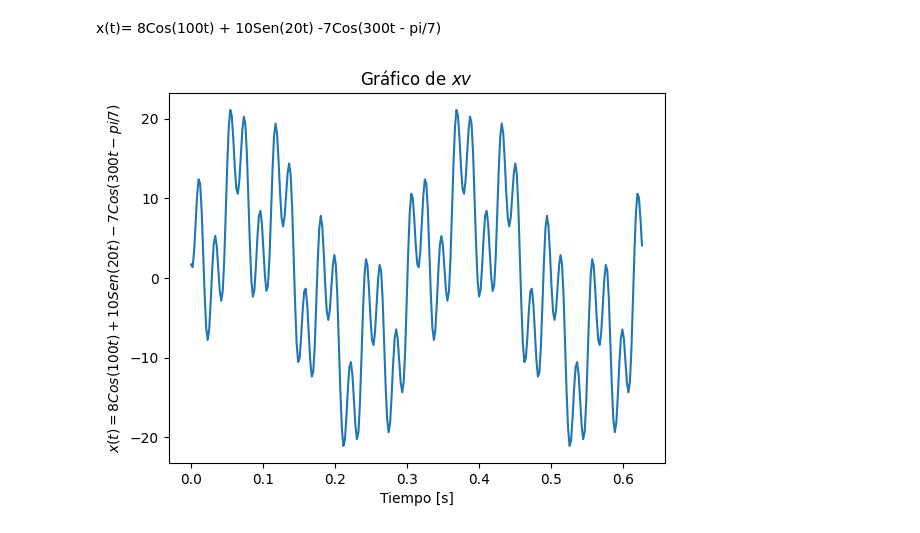
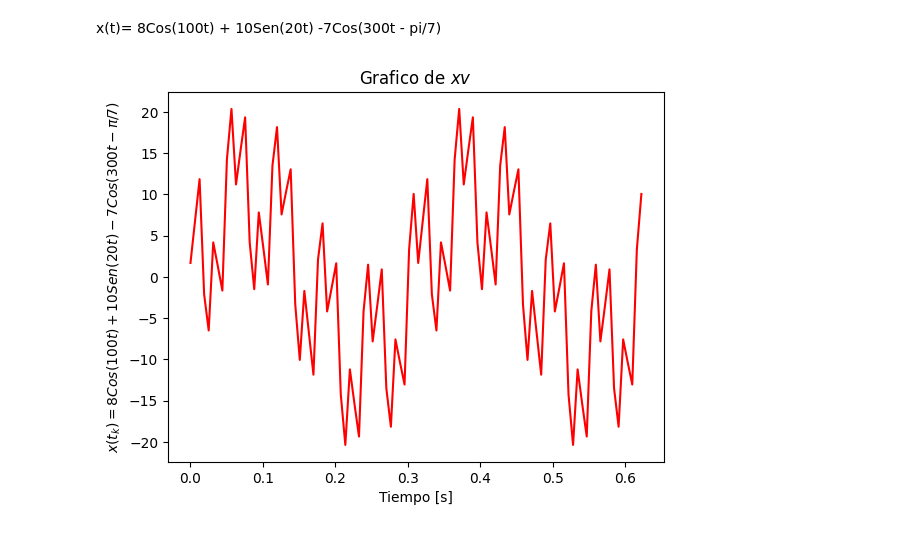
Before and after one commit to TatanPerez/Senales_Sistemas, a Jupyter notebook: Cuadernillo_1_Señales.ipynb, the cells around one changed output. Drawn from its saved outputs; the diff is of its cells as text; code cells hidden in the pictures.

```diff
--- a/Cuadernillo_1_Señales.ipynb
+++ b/Cuadernillo_1_Señales.ipynb
@@ -23,25 +11,23 @@ print(Ts)
 # %%
 import matplotlib.pyplot as plt
 import numpy as np
-w1 = 100
-w2 = 20
-w3 = 300
+from scipy.spatial.distance import cdist
+A=8
+B=10
+C=-7
 Ts = np.pi/10
-A = 8
-B = 10
-C = -7
 ti = 0
 t1 = np.pi/50
 t2 = np.pi/10
-t3 = np.pi/150
+t3 = np.pi/150 # escojemos el mas pequeño
 tf = 2*Ts
-tv = np.arange(ti,tf,t3/10)
-
-xv = A * np.cos(w1*tv)+ B*np.sin(w2*tv)+ C*np.cos(w2*tv-(np.pi/7))
-plt.plot(tv, xv)
+tv = np.arange(ti,tf,t1/10) # Vector tiempo o muestras
+xv= A* np.cos(100*tv)+B* np.sin(20*tv)+C* np.cos(300*tv-np.pi/7)
+y=xv
+plt.plot(tv, xv,"r")
 plt.xlabel('Tiempo [s]')
-plt.ylabel('$x(t)= 8Cos(100t) + 10Sen(20t) -7Cos(300t - pi/7)$')
+plt.ylabel('$x(t_k)= 8Cos(100t) + 10Sen(20t) -7Cos(300t - \pi /7)$')
 plt.title('Grafico de $xv$')
 plt.show()
 # %% [output]
-[figure, old version]
+[figure, new version]
```
Also changed, not shown: parts of 9 cells of this notebook.
